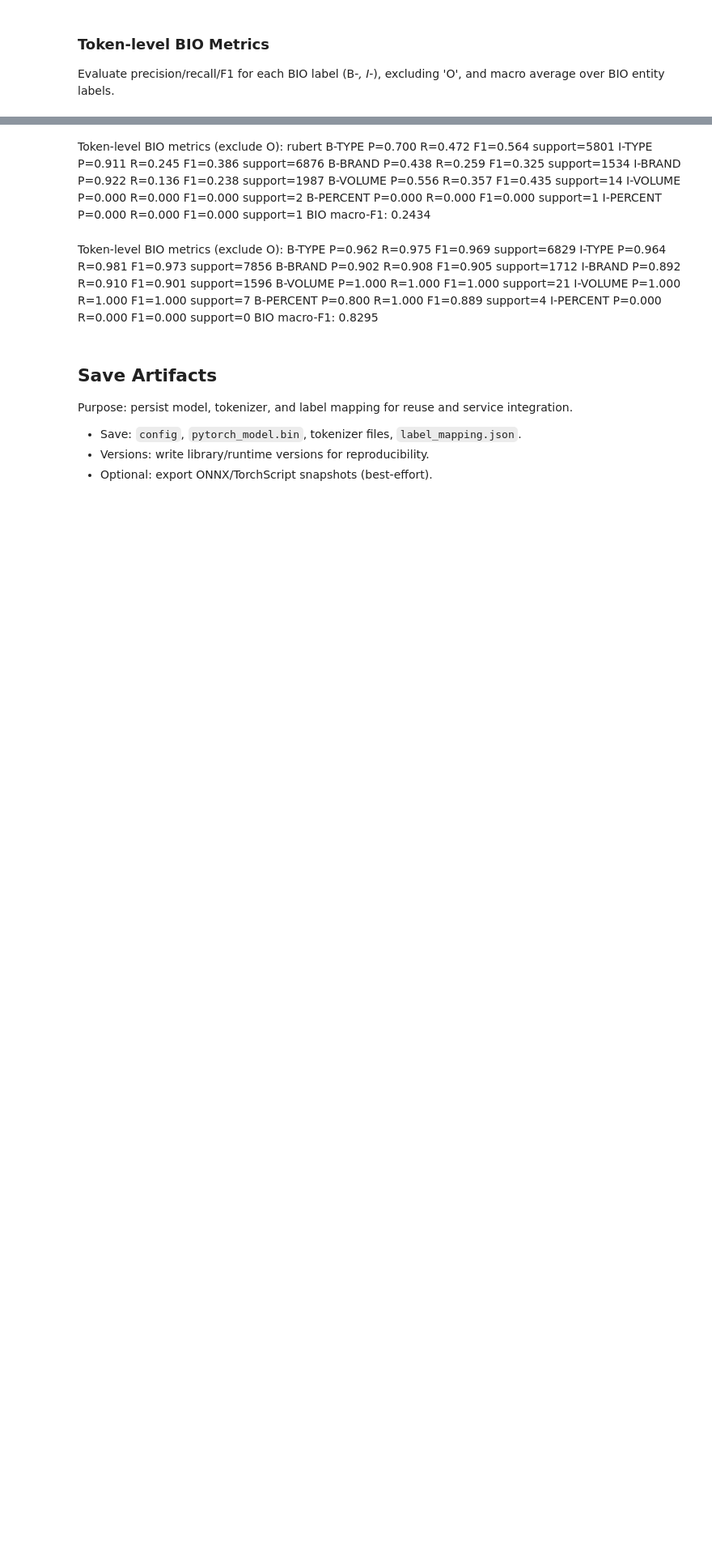
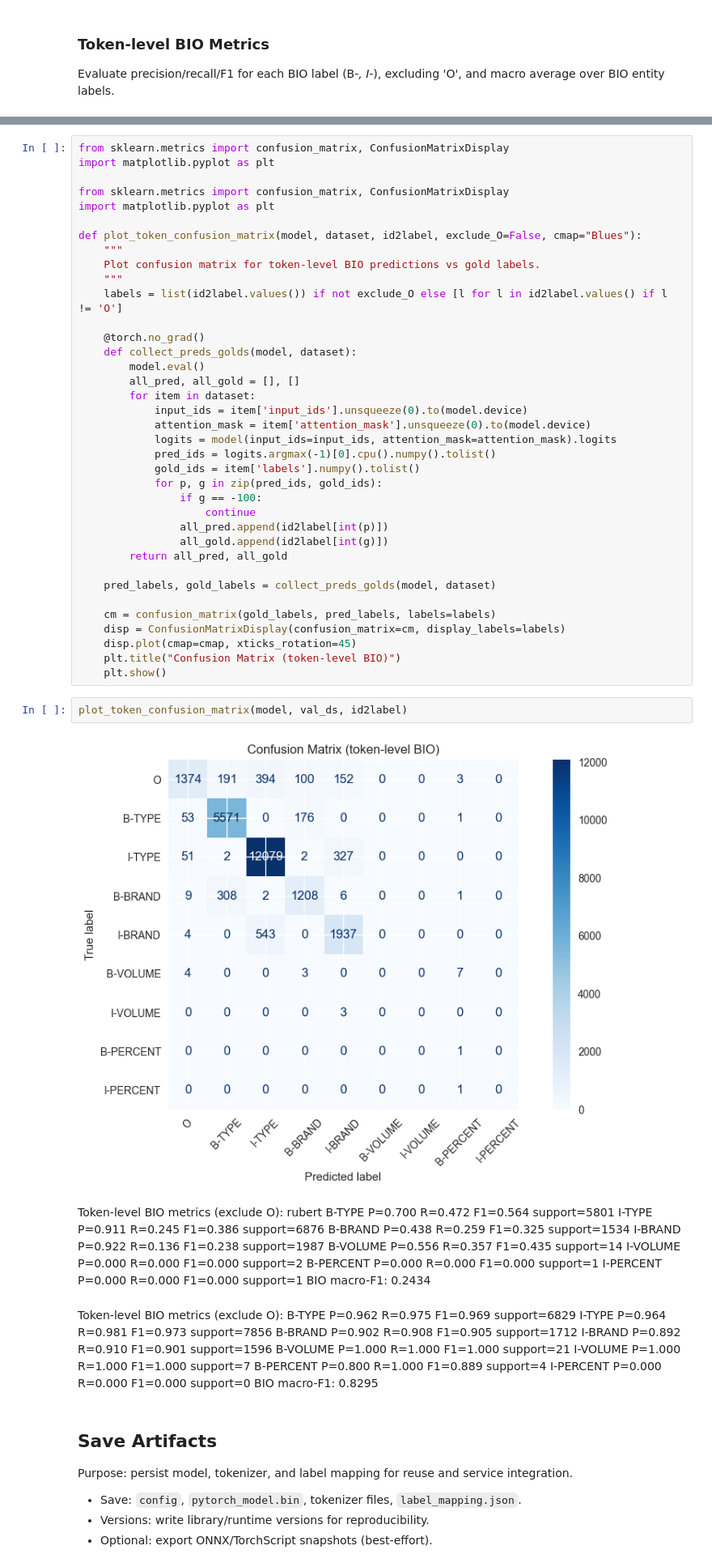
Before and after one commit to BioRhythmLTC/ltc-business-10-rhythm, a Jupyter notebook: pipeline_copyaddedpreprocessing.ipynb, the cells around one changed output, grey strips where cells are left out. Shown at 81% size. Cells and saved outputs as stored; diff of their text form; blank space fills up the shorter version.

```diff
--- a/pipeline_copyaddedpreprocessing.ipynb
+++ b/pipeline_copyaddedpreprocessing.ipynb
@@ -2831,3 +3029,44 @@ BIO macro-F1: 0.2434
+# %%
+from sklearn.metrics import confusion_matrix, ConfusionMatrixDisplay
+import matplotlib.pyplot as plt
+
+from sklearn.metrics import confusion_matrix, ConfusionMatrixDisplay
+import matplotlib.pyplot as plt
+
+def plot_token_confusion_matrix(model, dataset, id2label, exclude_O=False, cmap="Blues"):
+    """
+    Plot confusion matrix for token-level BIO predictions vs gold labels.
+    """
+    labels = list(id2label.values()) if not exclude_O else [l for l in id2label.values() if l != 'O']
+
+    @torch.no_grad()
+    def collect_preds_golds(model, dataset):
+        model.eval()
+        all_pred, all_gold = [], []
+        for item in dataset:
+            input_ids = item['input_ids'].unsqueeze(0).to(model.device)
+            attention_mask = item['attention_mask'].unsqueeze(0).to(model.device)
+            logits = model(input_ids=input_ids, attention_mask=attention_mask).logits
+            pred_ids = logits.argmax(-1)[0].cpu().numpy().tolist()
+            gold_ids = item['labels'].numpy().tolist()
+            for p, g in zip(pred_ids, gold_ids):
+                if g == -100:
+                    continue
+                all_pred.append(id2label[int(p)])
+                all_gold.append(id2label[int(g)])
+        return all_pred, all_gold
+
+    pred_labels, gold_labels = collect_preds_golds(model, dataset)
+
+    cm = confusion_matrix(gold_labels, pred_labels, labels=labels)
+    disp = ConfusionMatrixDisplay(confusion_matrix=cm, display_labels=labels)
+    disp.plot(cmap=cmap, xticks_rotation=45)
+    plt.title("Confusion Matrix (token-level BIO)")
+    plt.show()
+# %%
+plot_token_confusion_matrix(model, val_ds, id2label)
+# %% [output]
+[figure, added]
 # %% [markdown]
 Token-level BIO metrics (exclude O): rubert
 B-TYPE     P=0.700 R=0.472 F1=0.564  support=5801
```
Also changed, not shown: parts of 47 cells of this notebook.
